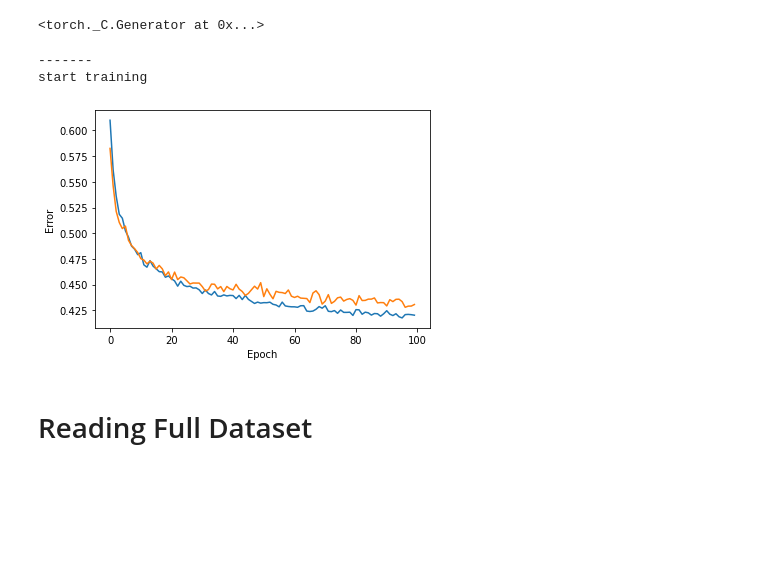
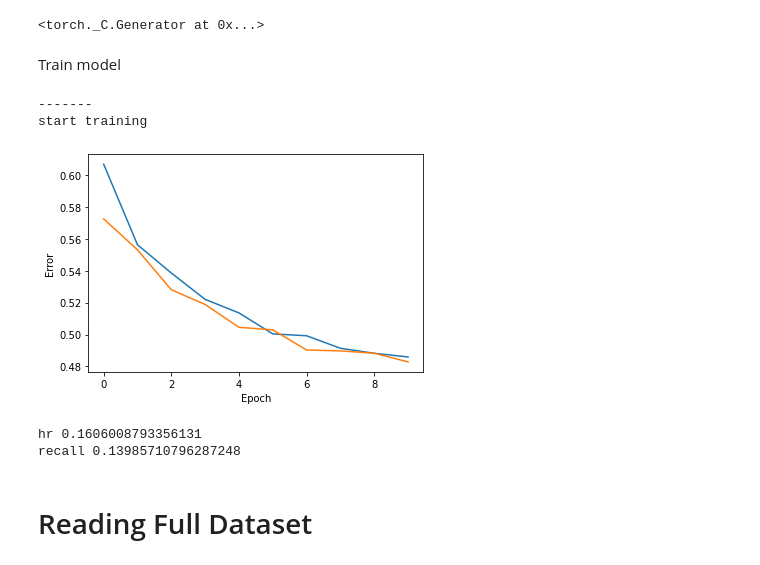
Before and after one commit to jdepreter/ai-project, a Jupyter notebook: rbm_notebook.ipynb, the cells around one changed output. Drawn from its saved outputs; the diff is of its cells as text; code cells hidden in the pictures; blank space fills up the shorter version.

Commit message:
hitrate / recall

```diff
--- a/rbm_notebook.ipynb
+++ b/rbm_notebook.ipynb
@@ -262,6 +268,8 @@ train_matrix
 torch.manual_seed(0)
 # %% [output]
 <torch._C.Generator at 0x...>
+# %% [markdown]
+Train model
 # %%
 def score_model(rbm, batch_size):
     test_recon_error = 0  # RMSE reconstruction error initialized to 0 at the beginning of training
@@ -298,7 +306,7 @@ print('-------')
 n_vis = user_reviews_df_exploded['item_id_int'].max() + 1
 n_hidden = 1024
 batch_size = 1024
-epochs = 100
+epochs = 10
 train_errors = []
 test_errors = []
 rbm = RBM(n_vis, n_hidden)
@@ -344,6 +352,7 @@ for epoch in tqdm(range(epochs)):
 
         # Third for loop - perform contrastive divergence
         # TODO misschien is iets lager proberen?
+        # TODO start at 1, increase over time
         for k in range(10):
             _, hk = rbm.sample_h(vk)
             _, vk = rbm.sample_v(hk)
@@ -365,34 +374,83 @@ for epoch in tqdm(range(epochs)):
 
         train_recon_error += torch.sqrt(torch.mean((v0[v0 > -1] - vk[v0 > -1])**2)) * len(v0 > -1)
         s += len(v0 > -1)
 
         # print((torch.mm(v0.t(), ph0) - torch.mm(vk.t(), phk)).t().shape)
         # print(torch.sum((-vk + v0), 0).shape)
         # print(torch.sum((ph0 - phk), 0).shape)
 
     train_errors.append(train_recon_error / s)
 
     # print('calculating test scores')
     rbm.eval()
     test_errors.append(score_model(rbm, batch_size))
 
     # print('finished epoch', epoch)
 
 import matplotlib.pyplot as plt
 # Plot the RMSE reconstruction error with respect to increasing number of epochs
 plt.plot(torch.Tensor(train_errors, device='cpu'), label="train")
 plt.plot(torch.Tensor(test_errors, device='cpu'), label="test")
 plt.ylabel('Error')
 plt.xlabel('Epoch')
 plt.savefig(f'test0-{batch_size}-{epochs}.jpg')
 
 # Evaluate the RBM on test set
 # test_recon_error = score_model(rbm)
 # print("Final error", test_recon_error)
 # %% [output]
 -------
 start training
-[figure, old version]
+[figure, new version]
+# %%
+def compute_hr(rbm, k=10, batch_size=100):
+    s = 0  # a counter (float type)
+    hitrates = []
+    recall = []
+    # for loop - go through every single user
+    for id_user in range(0, user_reviews_df_exploded['user_id_int'].max() + 1): # - batch_size, batch_size):
+        v = train_matrix[id_user]  # training set inputs are used to activate neurons of my RBM
+        vt = test_matrix[id_user]  # target
+
+        target_data = vt.data
+        target_index = vt.indices
+        target_recommendations = target_index[target_data == 2]
+        # print(target_test)
+
+        v = v.todense()
+
+        v = v - 1
+        v = torch.Tensor(v)
+        if torch.cuda.is_available():
+            v = v.cuda()
+
+        if len(target_recommendations) > 0: # check that target contains recommendations (only needed for aussies)
+            _, h = rbm.sample_h(v)
+            recommended, _ = rbm.sample_v(h)
+
+            # all recommendations
+            _, indices =  torch.topk(recommended[v < 0], k)
+            recommendations = torch.tensor(indices, device='cpu').tolist()
+
+            counter = 0
+            total = len(target_recommendations)
+            for target in target_recommendations:
+                if target in recommendations:
+                    counter += 1
+            # counter = len(recommendations)
+
+            recall.append(counter / total)
+            hitrates.append(min(1, counter))
+
+
+    return hitrates, recall
+
+hr, r = compute_hr(rbm)
+print("hr", np.average(hr))
+print("recall", np.average(r))
+# %% [output]
+hr 0.1606008793356131
+recall 0.13985710796287248
 # %%
 plt.plot(torch.Tensor(train_errors, device='cpu'), label="train")
 plt.plot(torch.Tensor(test_errors, device='cpu'), label="test")
```
Also changed, not shown: parts of 9 cells of this notebook.
